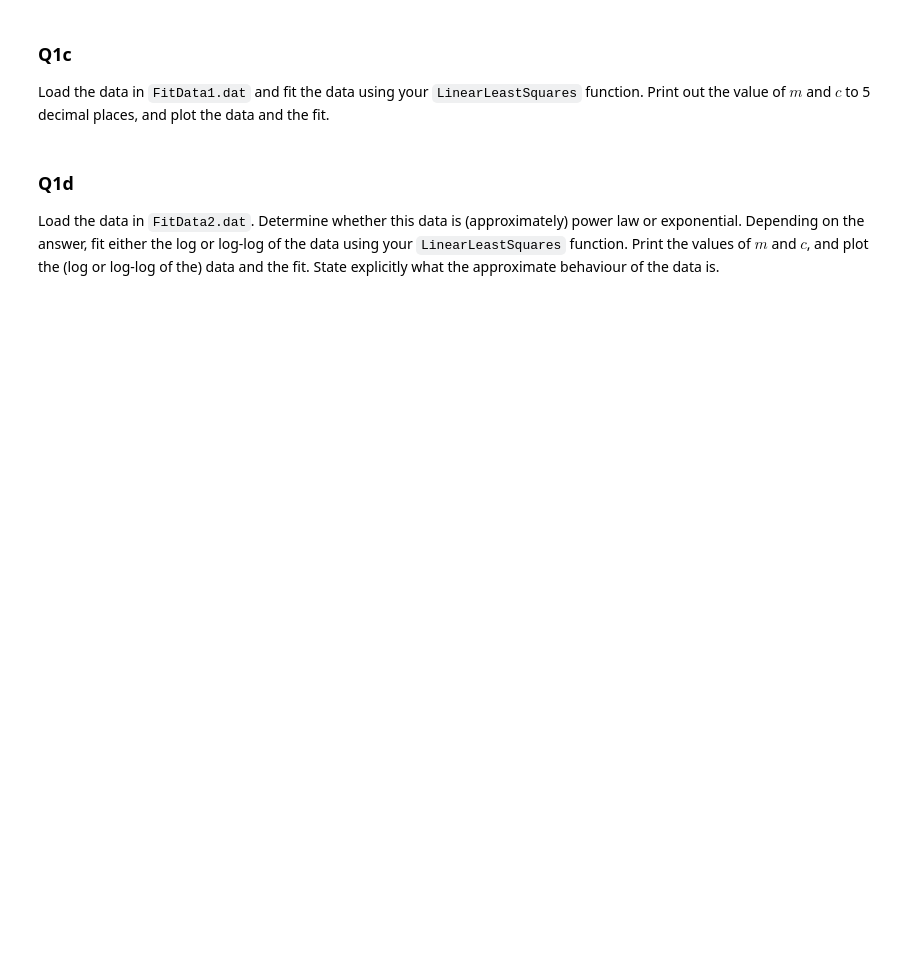
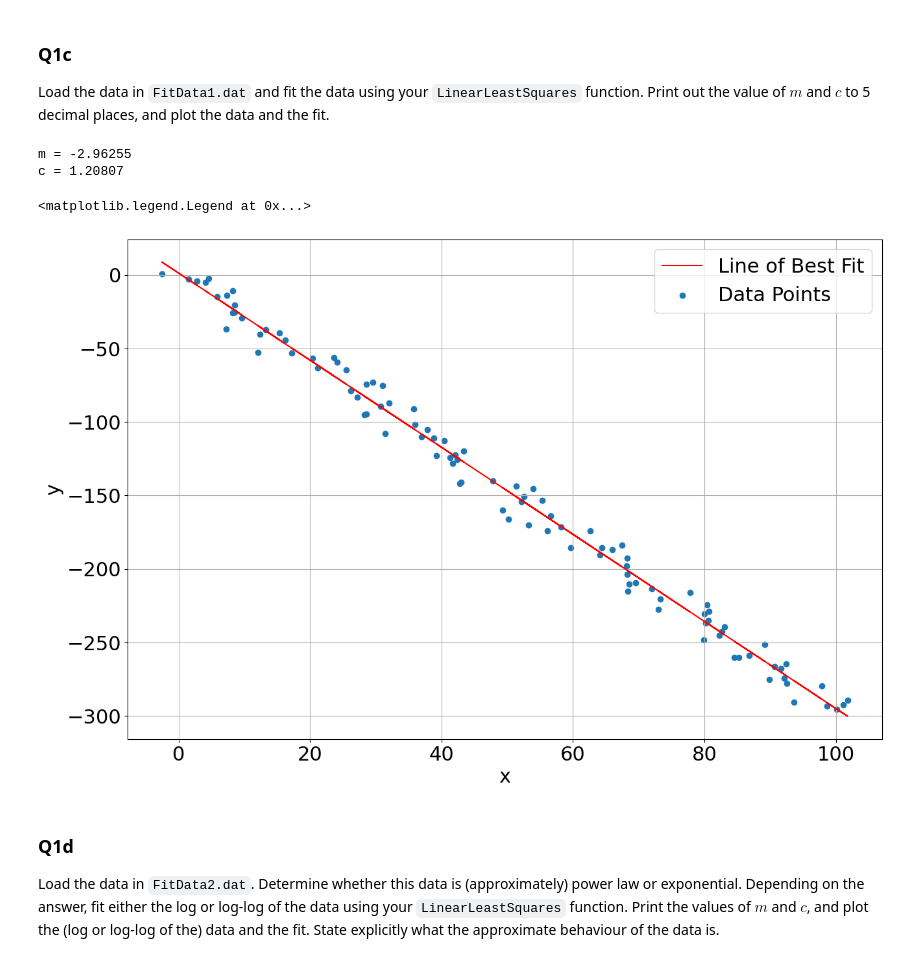
Before and after one commit to NiallCarbery/Computational_Science, a Jupyter notebook: Assignment3/Assignment-3.ipynb, the cells around one changed output. Drawn from its saved outputs; the diff is of its cells as text; code cells hidden in the pictures; blank space fills up the shorter version.

```diff
--- a/Assignment3/Assignment-3.ipynb
+++ b/Assignment3/Assignment-3.ipynb
@@ -69,6 +119,27 @@ Plot the data, using `plt.scatter(xi, yi)`, and the best fit curve over the full
 # %% [markdown]
 ### Q1c
 Load the data in `FitData1.dat` and fit the data using your `LinearLeastSquares` function. Print out the value of $m$ and $c$ to 5 decimal places, and plot the data and the fit.
+# %%
+FitData1 = np.loadtxt("FitData1.dat")
+
+awnser = LinearLeastSquares(FitData1)
+print('m = %.5f' % awnser[0][0])
+print('c = %.5f' % awnser[1][0])
+
+x = FitData1[:,0]
+y = FitData1[:,1]
+
+plt.xlabel("x")
+plt.ylabel("y")
+plt.grid(True)
+plt.plot(x, awnser[0][0]*x + awnser[1][0], 'r')
+plt.scatter(x,y)
+plt.legend(['Line of Best Fit', 'Data Points'])
+# %% [output]
+m = -2.96255
+c = 1.20807
+<matplotlib.legend.Legend at 0x...>
+[figure, added]
 # %% [markdown]
 ### Q1d
 Load the data in `FitData2.dat`. Determine whether this data is (approximately) power law or exponential. Depending on the answer, fit either the log or log-log of the data using your `LinearLeastSquares` function. Print the values of $m$ and $c$, and plot the (log or log-log of the) data and the fit. State explicitly what the approximate behaviour of the data is.
```
Also changed, not shown: parts of 6 cells of this notebook.
